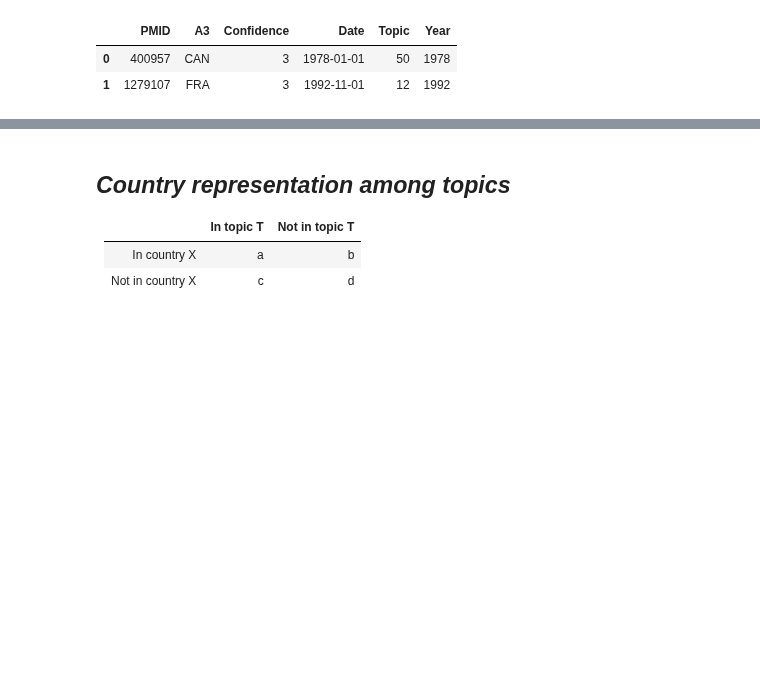
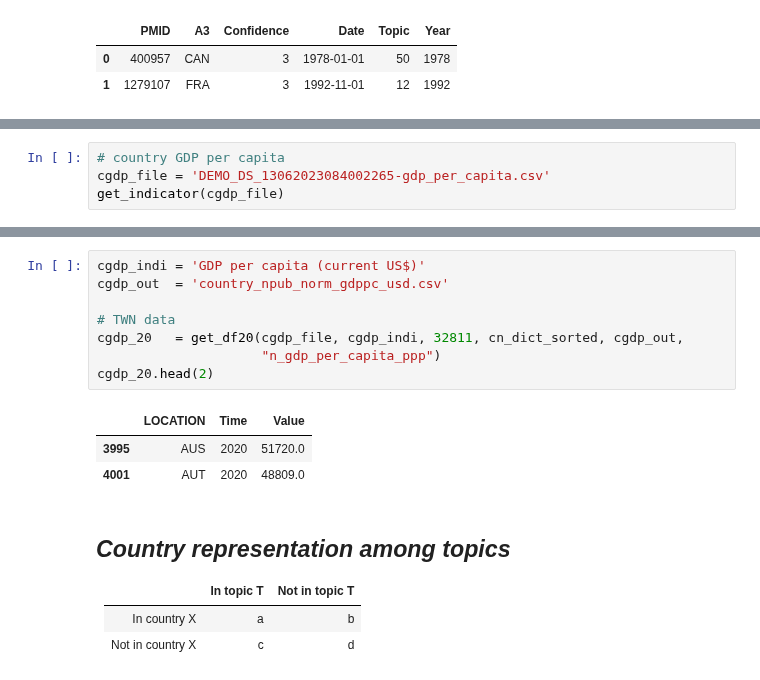
Before and after one commit to ShiuLab/plant_sci_hist, a Jupyter notebook: 7_countries/script_7_5_country_over_time.ipynb, the cells around one changed output, grey strips where cells are left out. Cells and saved outputs as stored; diff of their text form; blank space fills up the shorter version.

```diff
--- a/7_countries/script_7_5_country_over_time.ipynb
+++ b/7_countries/script_7_5_country_over_time.ipynb
@@ -243,0 +368,4 @@ cpop.head(2)
+# %%
+# country GDP per capita
+cgdp_file = 'DEMO_DS_13062023084002265-gdp_per_capita.csv'
+get_indicator(cgdp_file)
@@ -244,3 +390,15 @@ cpop.head(2)
+# %%
+cgdp_indi = 'GDP per capita (current US$)'
+cgdp_out  = 'country_npub_norm_gdppc_usd.csv'
+
+# TWN data
+cgdp_20   = get_df20(cgdp_file, cgdp_indi, 32811, cn_dict_sorted, cgdp_out,
+                     "n_gdp_per_capita_ppp")
+cgdp_20.head(2)
+# %% [output]
+|  | LOCATION | Time | Value |
+| 3995 | AUS | 2020 | 51720.0 |
+| 4001 | AUT | 2020 | 48809.0 |
 # %% [markdown]
 ## ___Country representation among topics___
 
```
Also changed, not shown: parts of 15 cells of this notebook.
